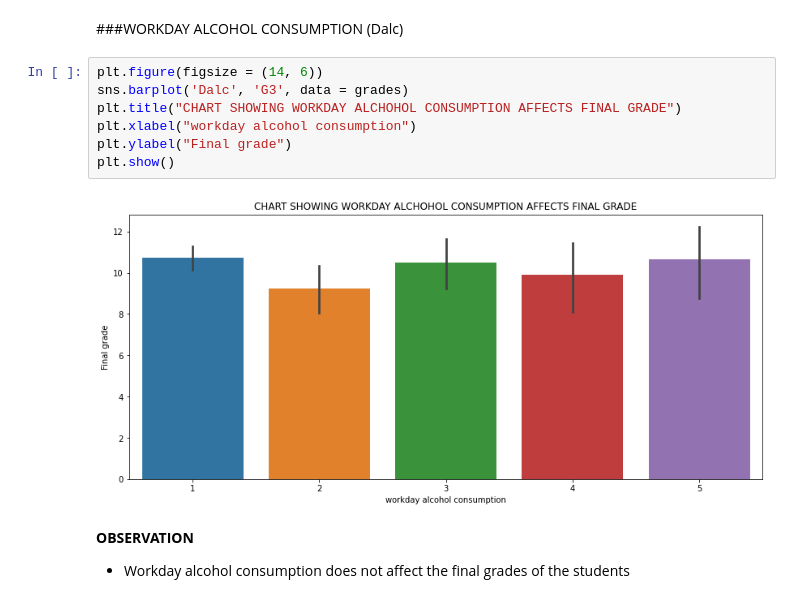
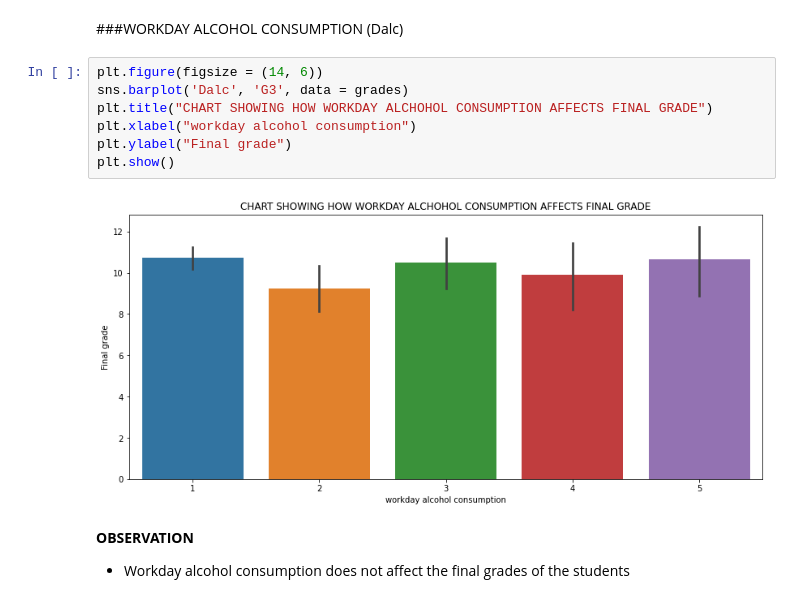
Before and after one commit to devchoplife/Students-grades, a Jupyter notebook: portuguese_students_grade_analysis.ipynb, the cells around one changed output. Drawn from its saved outputs; the diff is of its cells as text.

```diff
--- a/portuguese_students_grade_analysis.ipynb
+++ b/portuguese_students_grade_analysis.ipynb
@@ -827,12 +827,12 @@ plt.show()
 # %%
 plt.figure(figsize = (14, 6))
 sns.barplot('Dalc', 'G3', data = grades)
-plt.title("CHART SHOWING WORKDAY ALCHOHOL CONSUMPTION AFFECTS FINAL GRADE")
+plt.title("CHART SHOWING HOW WORKDAY ALCHOHOL CONSUMPTION AFFECTS FINAL GRADE")
 plt.xlabel("workday alcohol consumption")
 plt.ylabel("Final grade")
 plt.show()
 # %% [output]
-[figure, old version]
+[figure, new version]
 # %% [markdown]
 **OBSERVATION**
 
```
Also changed, not shown: parts of 12 cells of this notebook.
